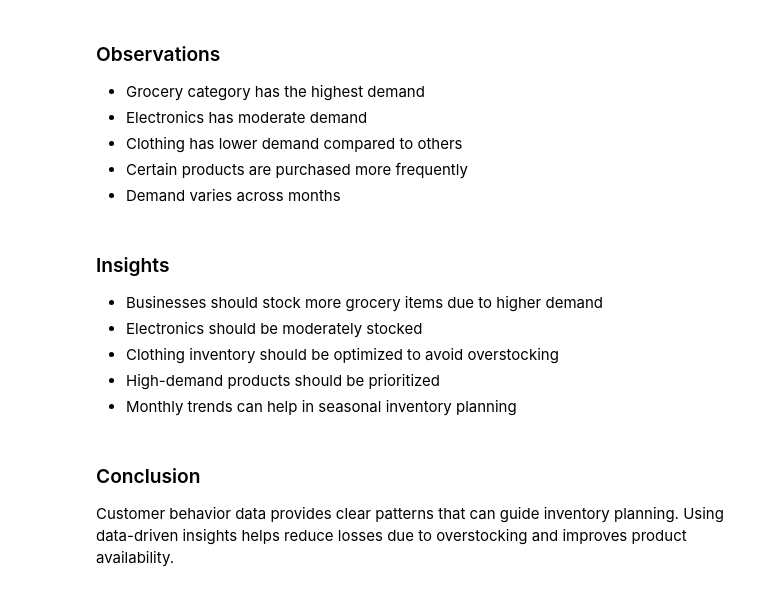
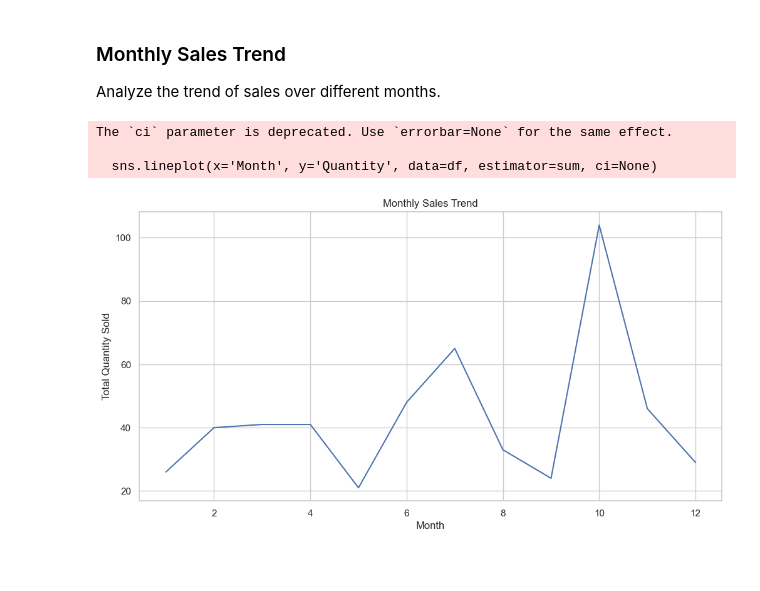
Before and after one commit to Jk2006k/S65-0326-Compile-AppliedDataScience, a Jupyter notebook: notebooks/analysis.ipynb, the cells around one changed output. Drawn from its saved outputs; the diff is of its cells as text; code cells hidden in the pictures.

```diff
--- a/notebooks/analysis.ipynb
+++ b/notebooks/analysis.ipynb
@@ -92,17 +229,15 @@ The objective of this project is to analyze customer purchase behavior and ident
-# %% [markdown]
-### Observations
-- Grocery category has the highest demand
-- Electronics has moderate demand
-- Clothing has lower demand compared to others
-- Certain products are purchased more frequently
-- Demand varies across months
-# %% [markdown]
-### Insights
-- Businesses should stock more grocery items due to higher demand
-- Electronics should be moderately stocked
-- Clothing inventory should be optimized to avoid overstocking
-- High-demand products should be prioritized
-- Monthly trends can help in seasonal inventory planning
-# %% [markdown]
-### Conclusion
-Customer behavior data provides clear patterns that can guide inventory planning. Using data-driven insights helps reduce losses due to overstocking and improves product availability.
+# %% [markdown]
+### Monthly Sales Trend
+Analyze the trend of sales over different months.
+# %%
+plt.figure(figsize=(12, 6))
+sns.lineplot(x='Month', y='Quantity', data=df, estimator=sum, ci=None)
+plt.title('Monthly Sales Trend')
+plt.xlabel('Month')
+plt.ylabel('Total Quantity Sold')
+plt.show()
+# %% [output]
+The `ci` parameter is deprecated. Use `errorbar=None` for the same effect.
+
+  sns.lineplot(x='Month', y='Quantity', data=df, estimator=sum, ci=None)
+[figure, added]
```
Also changed, not shown: parts of 30 cells of this notebook, 10 other files.
